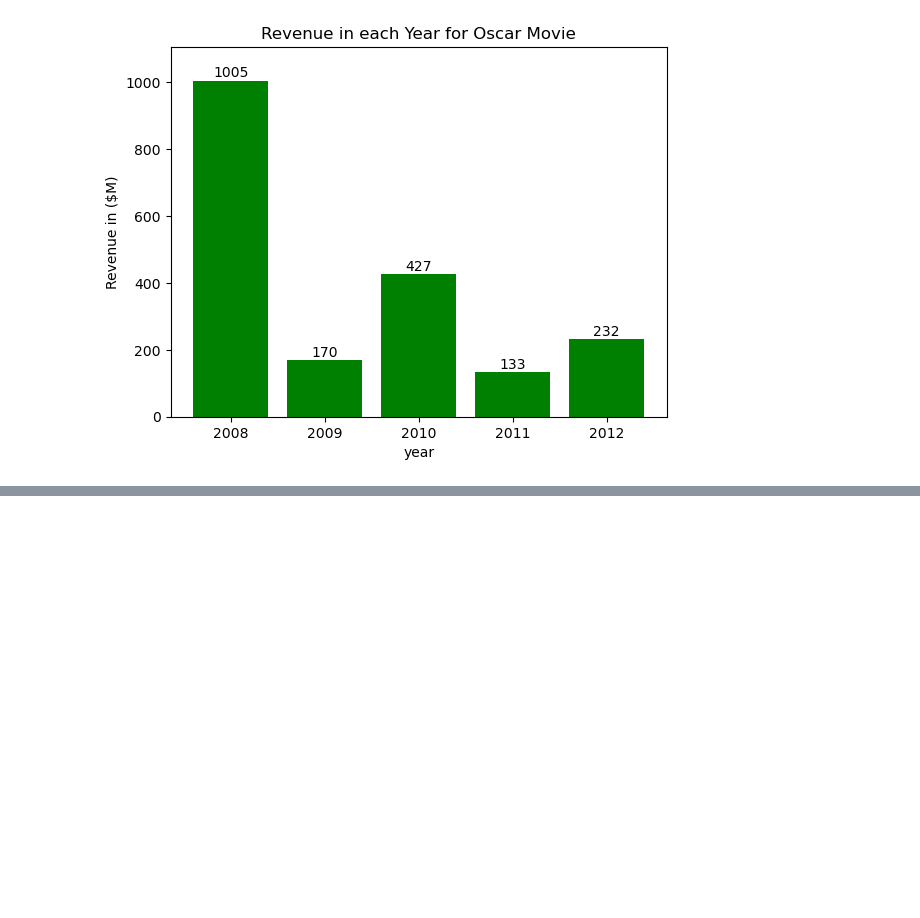
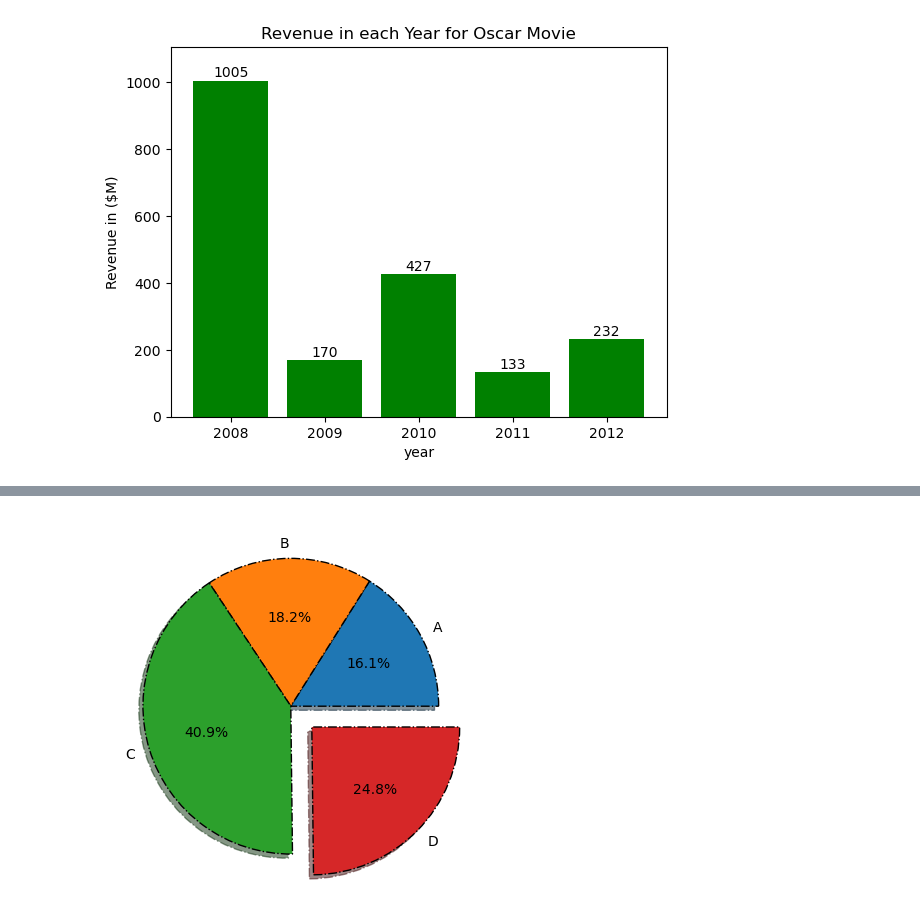
Before and after one commit to Pushkaraj-R-Jagatap/AIML_Learning, a Jupyter notebook: matplotlib.ipynb, the cells around one changed output, grey strips where cells are left out. Saved outputs shown, nothing was run; the diff lists cells and outputs as text; code cells hidden in the pictures; blank space fills up the shorter version.

```diff
--- a/matplotlib.ipynb
+++ b/matplotlib.ipynb
@@ -157,0 +185,16 @@ blood_pressure=[110,115,120,122,125,130,123,145,150]
+# %%
+people=['A','B','C','D']
+AGE=[22,25,56,34]
+plt.style.use("default")
+explode=[0,0,0,0.2]
+plt.pie(AGE,labels=people,autopct="%1.1f%%",
+       wedgeprops={"edgecolor":"black", "linewidth": 1, "linestyle":"-."},
+       explode=explode,
+       startangle=360,
+       shadow=True)
+# plt.pie(amounts, labels=expenses,  autopct='%1.1f%%',
+#         wedgeprops={"edgecolor":"black", "linewidth": 1, "linestyle":"-.", "fill":False}
+#        )
+plt.show()
+# %% [output]
+[figure, added]
```
Also changed, not shown: parts of 12 cells of this notebook, 10 other files.
